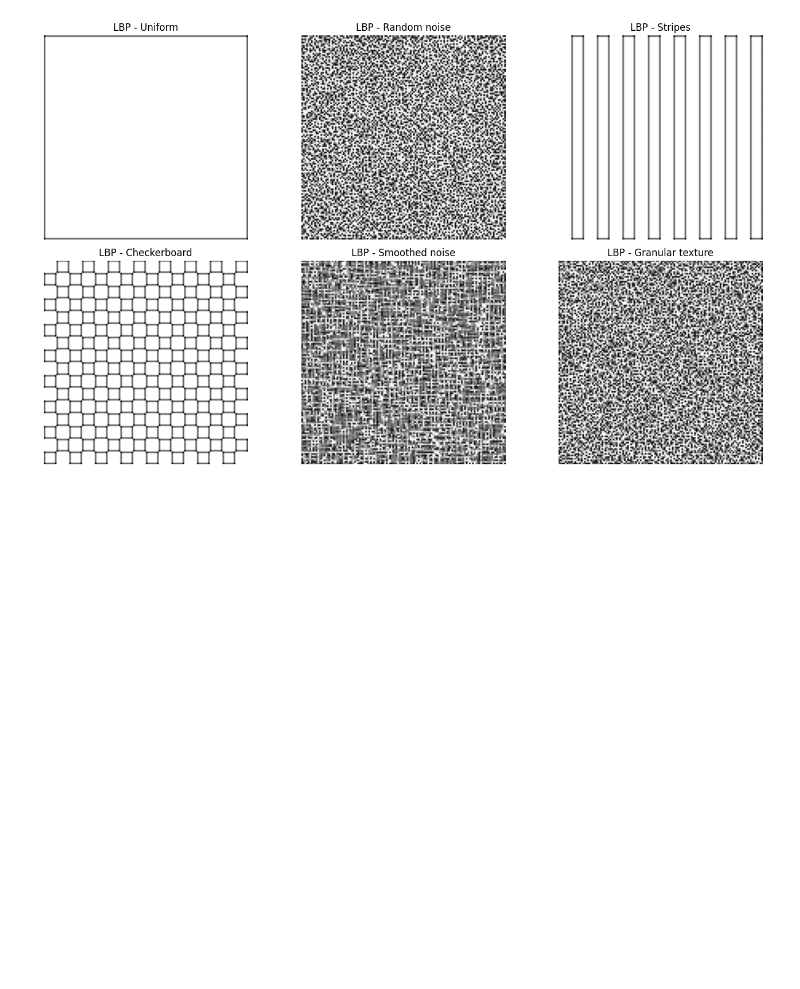
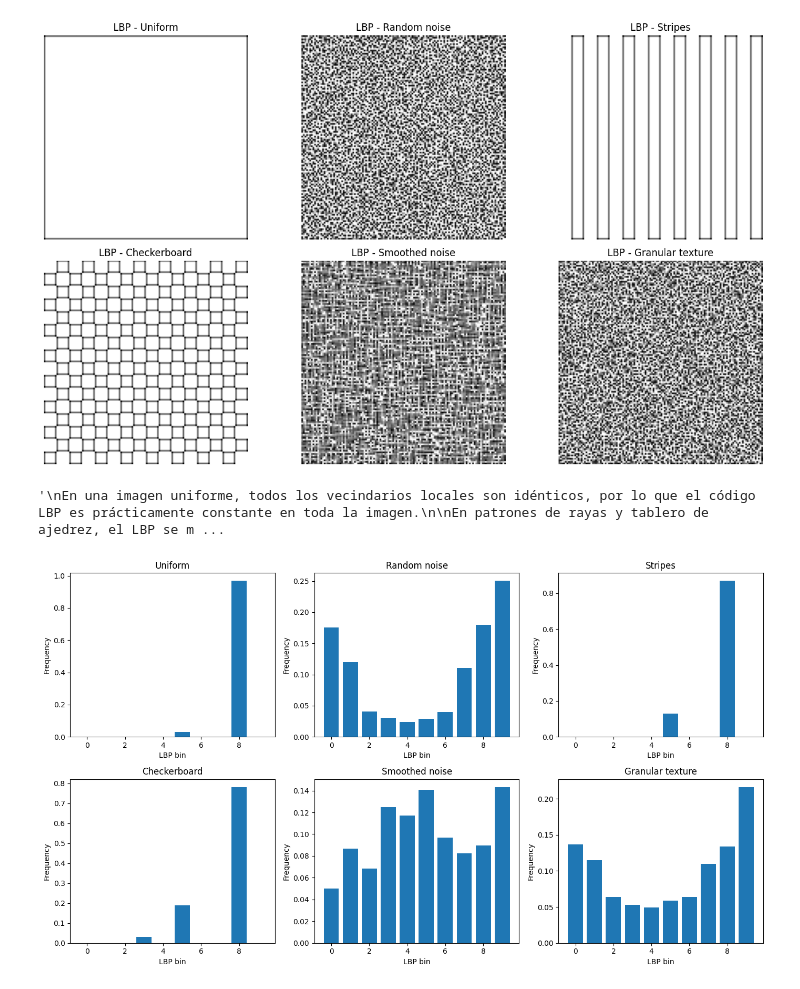
Before and after one commit to peterzm/ai-imaging-portfolio, a Jupyter notebook: 03_computer_vision/notebooks/06_lbp_texture_analysis.ipynb, the cells around one changed output. Saved outputs shown, nothing was run; the diff lists cells and outputs as text; code cells hidden in the pictures; blank space fills up the shorter version.

Commit message:
Calculamos los histogramas que resumen la frecuencia con la que aparecen diferentes patrones locales en las imagenes sinteticos.

```diff
--- a/03_computer_vision/notebooks/06_lbp_texture_analysis.ipynb
+++ b/03_computer_vision/notebooks/06_lbp_texture_analysis.ipynb
@@ -159,3 +159,30 @@ show_images(
 )
 # %% [output]
 [figure]
+# %%
+"""
+En una imagen uniforme, todos los vecindarios locales son idénticos, por lo que el código LBP es prácticamente constante en toda la imagen.
+
+En patrones de rayas y tablero de ajedrez, el LBP se mantiene estable dentro de las regiones homogéneas, pero cambia drásticamente en los límites, donde los píxeles vecinos difieren del píxel central.
+
+Por esta razón, los mapas LBP suelen resaltar las transiciones y las estructuras locales repetidas, aunque el LBP no sea un detector de bordes clásico.
+"""
+# %% [output]
+'\nEn una imagen uniforme, todos los vecindarios locales son idénticos, por lo que el código LBP es prácticamente constante en toda la imagen.\n\nEn patrones de rayas y tablero de ajedrez, el LBP se m ...
+# %%
+fig, axes = plt.subplots(2, 3, figsize=(14, 8))
+axes = axes.ravel()
+
+for ax, img, title in zip(axes, images, titles):
+    hist = lbp_histogram(img, P=P, R=R, method=method, normalize=True)
+    ax.bar(np.arange(len(hist)), hist)
+    ax.set_title(title)
+    ax.set_xlabel("LBP bin")
+    ax.set_ylabel("Frequency")
+
+plt.tight_layout()
+os.makedirs("../figures/figures_texture", exist_ok=True)
+plt.savefig("../figures/figures_texture/lbp_histograms.png", dpi=300, bbox_inches="tight")
+plt.show()
+# %% [output]
+[figure, added]
```
Also changed, not shown: 1 other file.
